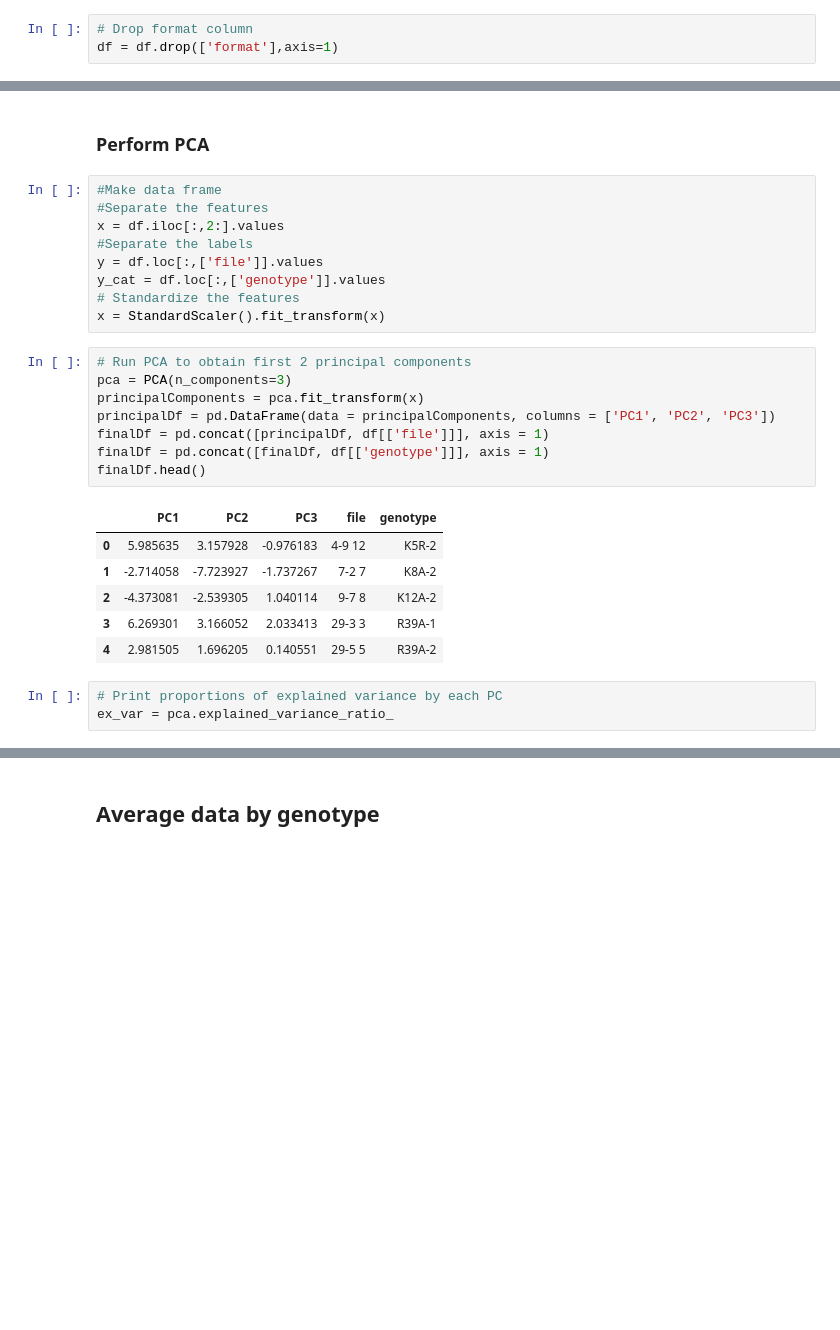
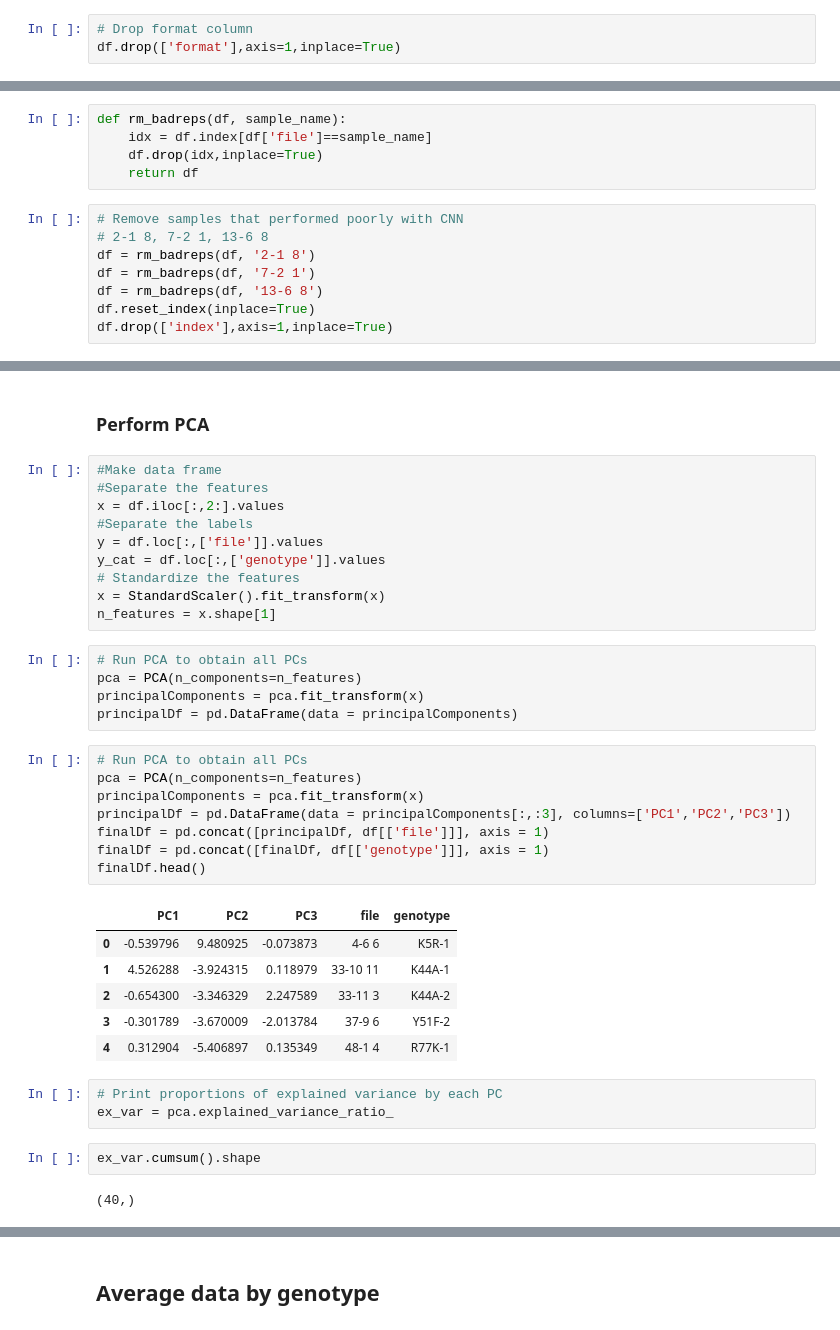
Before and after one commit to etc27/Leaf_Traits, a Jupyter notebook: Leaf_Morphology.ipynb, the cells around one changed output, grey strips where cells are left out. Drawn from its saved outputs; the diff is of its cells as text; blank space fills up the shorter version.

```diff
--- a/Leaf_Morphology.ipynb
+++ b/Leaf_Morphology.ipynb
@@ -60,4 +64,4 @@ metadata.head()
 | 4 | R3K-1 | 2-1 |
 # %%
 # Drop format column
-df = df.drop(['format'],axis=1)
+df.drop(['format'],axis=1,inplace=True)
@@ -70,4 +74,17 @@ for i in range(df.shape[0]):
     idx = metadata.index[metadata['line']==filename]
     genotype = metadata.iloc[idx,0].item()
     df.iloc[i, 1] = genotype
+# %%
+def rm_badreps(df, sample_name):
+    idx = df.index[df['file']==sample_name]
+    df.drop(idx,inplace=True)
+    return df
+# %%
+# Remove samples that performed poorly with CNN
+# 2-1 8, 7-2 1, 13-6 8
+df = rm_badreps(df, '2-1 8')
+df = rm_badreps(df, '7-2 1')
+df = rm_badreps(df, '13-6 8')
+df.reset_index(inplace=True)
+df.drop(['index'],axis=1,inplace=True)
 # %%
@@ -93,21 +116,31 @@ y = df.loc[:,['file']].values
 y_cat = df.loc[:,['genotype']].values
 # Standardize the features
 x = StandardScaler().fit_transform(x)
+n_features = x.shape[1]
+# %%
+# Run PCA to obtain all PCs
+pca = PCA(n_components=n_features)
+principalComponents = pca.fit_transform(x)
+principalDf = pd.DataFrame(data = principalComponents)
 # %%
-# Run PCA to obtain first 2 principal components
-pca = PCA(n_components=3)
+# Run PCA to obtain all PCs
+pca = PCA(n_components=n_features)
 principalComponents = pca.fit_transform(x)
-principalDf = pd.DataFrame(data = principalComponents, columns = ['PC1', 'PC2', 'PC3'])
+principalDf = pd.DataFrame(data = principalComponents[:,:3], columns=['PC1','PC2','PC3'])
 finalDf = pd.concat([principalDf, df[['file']]], axis = 1)
 finalDf = pd.concat([finalDf, df[['genotype']]], axis = 1)
 finalDf.head()
 # %% [output]
 |  | PC1 | PC2 | PC3 | file | genotype |
-| 0 | 5.985635 | 3.157928 | -0.976183 | 4-9 12 | K5R-2 |
-| 1 | -2.714058 | -7.723927 | -1.737267 | 7-2 7 | K8A-2 |
-| 2 | -4.373081 | -2.539305 | 1.040114 | 9-7 8 | K12A-2 |
-| 3 | 6.269301 | 3.166052 | 2.033413 | 29-3 3 | R39A-1 |
-| 4 | 2.981505 | 1.696205 | 0.140551 | 29-5 5 | R39A-2 |
+| 0 | -0.539796 | 9.480925 | -0.073873 | 4-6 6 | K5R-1 |
+| 1 | 4.526288 | -3.924315 | 0.118979 | 33-10 11 | K44A-1 |
+| 2 | -0.654300 | -3.346329 | 2.247589 | 33-11 3 | K44A-2 |
+| 3 | -0.301789 | -3.670009 | -2.013784 | 37-9 6 | Y51F-2 |
+| 4 | 0.312904 | -5.406897 | 0.135349 | 48-1 4 | R77K-1 |
 # %%
 # Print proportions of explained variance by each PC
 ex_var = pca.explained_variance_ratio_
+# %%
+ex_var.cumsum().shape
+# %% [output]
+(40,)
```
Also changed, not shown: parts of 56 cells of this notebook.
